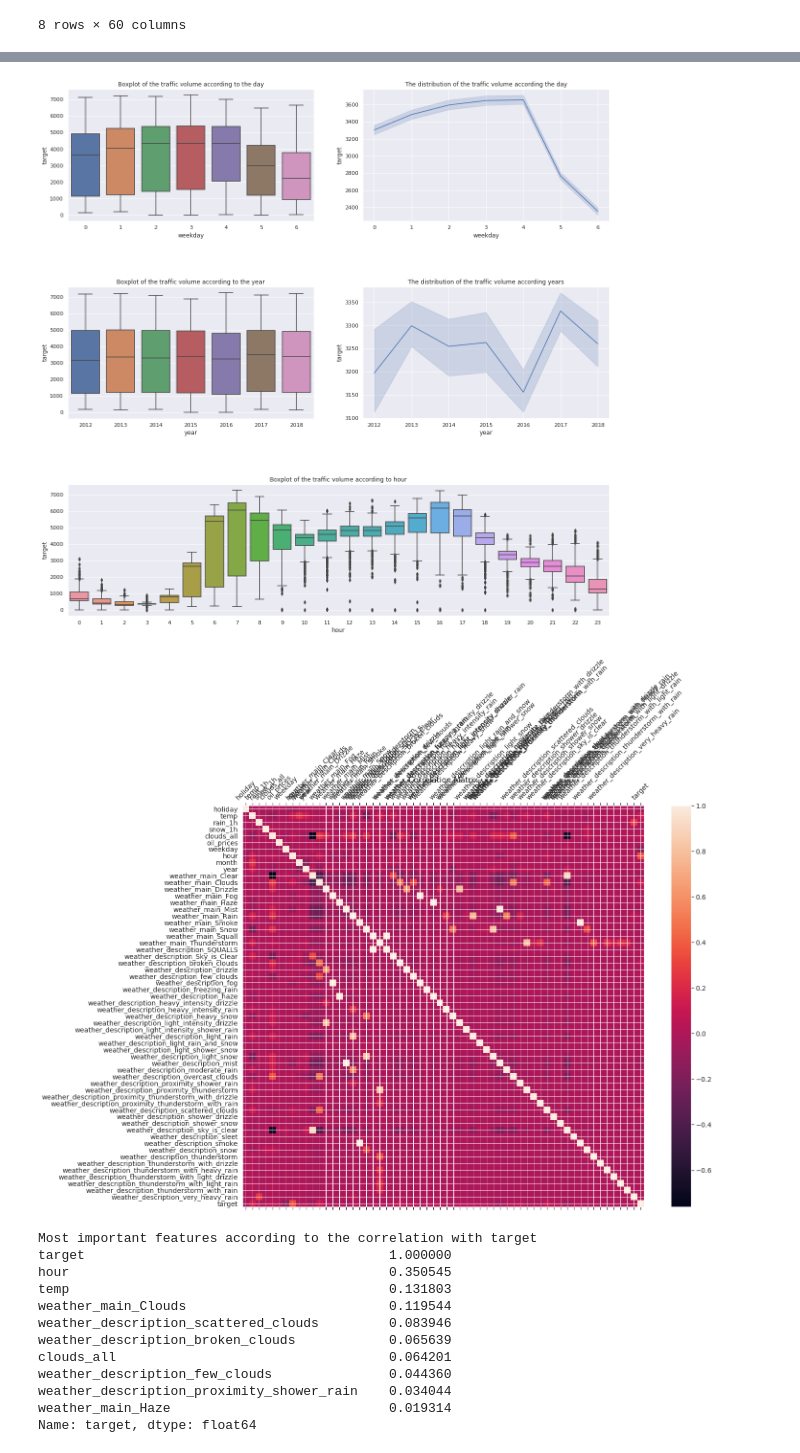
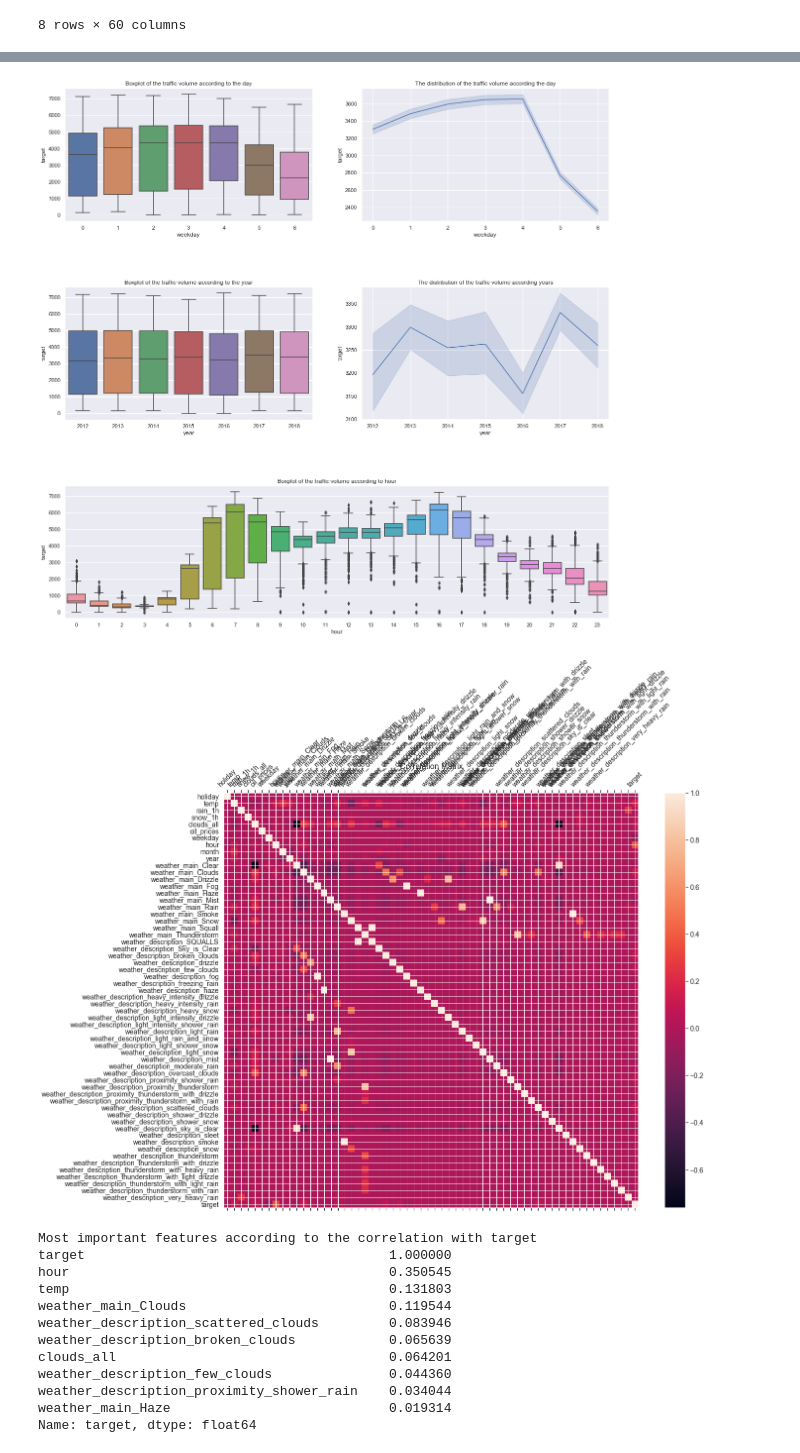
Before and after one commit to javaax/truck, a Jupyter notebook: starting_kit/README_{visualisation}.ipynb, the cells around one changed output, grey strips where cells are left out. Cells and saved outputs as stored; diff of their text form; code cells hidden in the pictures.

```diff
--- a/starting_kit/README_{visualisation}.ipynb
+++ b/starting_kit/README_{visualisation}.ipynb
@@ -49,8 +45,8 @@ We provide sample_data with the starting kit, but to prepare your submission, yo
 </div>
 # %%
 from data_io import read_as_df
-data_dir = 'input_data'        # Change this to the directory where you put the input data
-#data_dir = './all_data'          # The sample_data directory should contain only a very small subset of the data
+#data_dir = 'sample_data'        # Change this to the directory where you put the input data
+data_dir = './input_data'          # The sample_data directory should contain only a very small subset of the data
 data_name = 'xporters'
 !ls $data_dir*
 # %% [output]
@@ -121,17 +114,17 @@ sns.lineplot('year','target', data= data)
 plt.title("The distribution of the traffic volume according years")
 plt.show()
 # %% [output]
-[figure, old version]
+[figure, new version]
 # %%
-f = plt.figure(figsize=(20, 15))
+f = plt.figure(figsize=(19, 15))
 plt.matshow(data.corr(), fignum=f.number)
 plt.xticks(range(data.shape[1]), data.columns, fontsize=14, rotation=45)
 plt.yticks(range(data.shape[1]), data.columns, fontsize=14)
 cb = plt.colorbar()
 cb.ax.tick_params(labelsize=14)
 plt.title('Correlation Matrix', fontsize=16);
 # %% [output]
-[figure, old version]
+[figure, new version]
 # %%
 print('Most important features according to the correlation with target')
 most_important_features = data.corr()['target'].sort_values(ascending=False)[:10]
```
Also changed, not shown: parts of 29 cells of this notebook.
